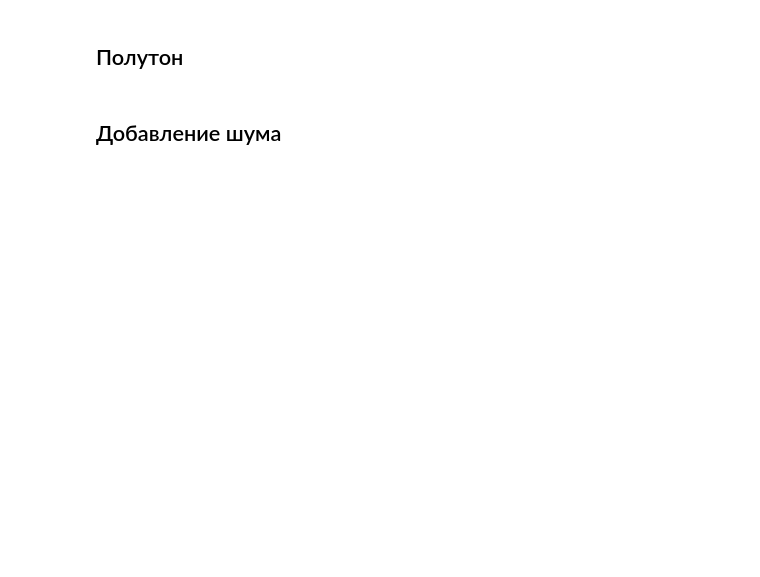
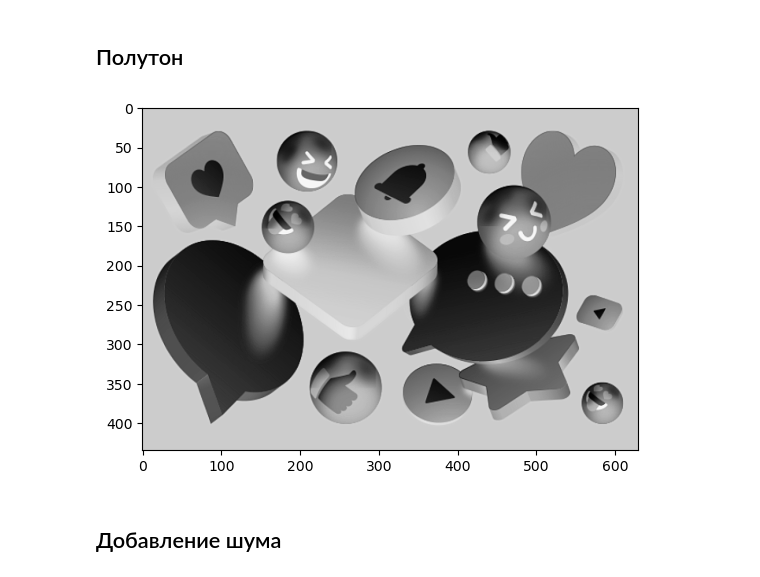
Before and after one commit to Str1kez/computer_vision, a Jupyter notebook: exercise1.ipynb, the cells around one changed output. Drawn from its saved outputs; the diff is of its cells as text; code cells hidden in the pictures; blank space fills up the shorter version.

```diff
--- a/exercise1.ipynb
+++ b/exercise1.ipynb
@@ -47,13 +40,16 @@ negative_image.show()
 # %%
 from PIL import Image
 import numpy as np
 
 def get_halftone_array() -> np.array:
     image_array = get_png_array()
-    return np.mean(image_array, axis=2)
+    mean = np.mean(image_array, axis=2, dtype=int)
+    return mean
 
-halftone = Image.fromarray(get_halftone_array())
-halftone.show()
+show_image(get_halftone_array())
+# get_halftone_array()
+# %% [output]
+[figure, added]
 # %% [markdown]
 ## Добавление шума
 # %%
```
Also changed, not shown: parts of 5 cells of this notebook, 2 other files.
